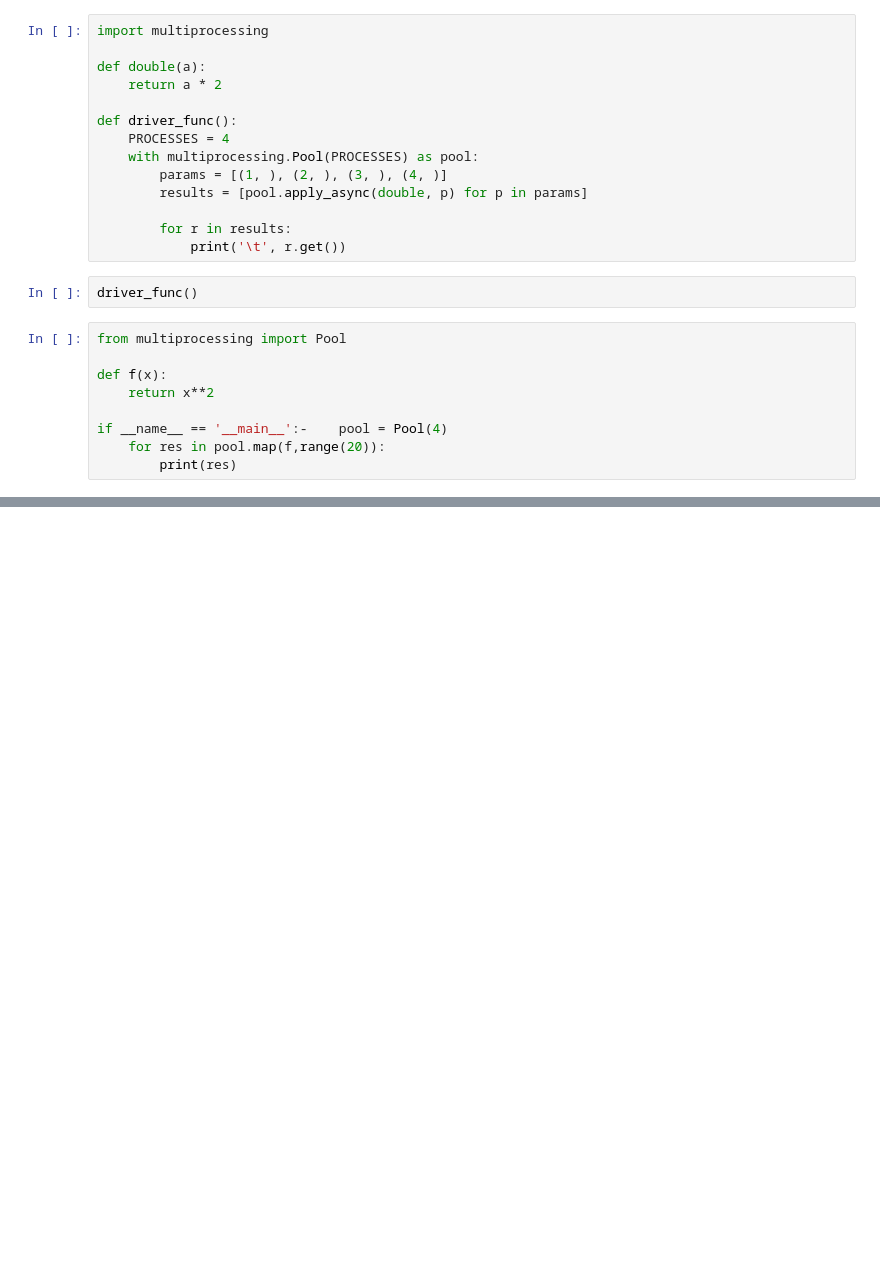
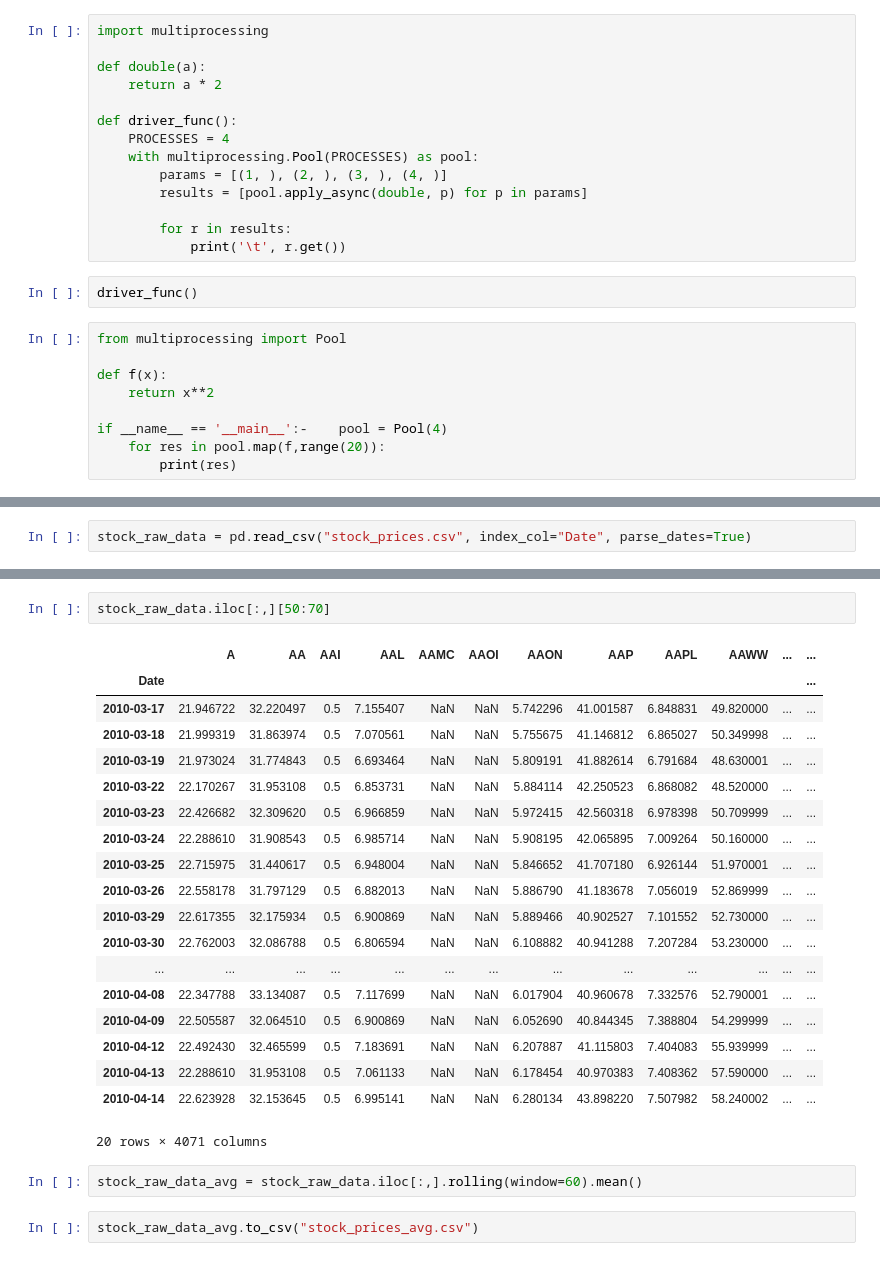
Before and after one commit to JonathanJing/Stock-Trading-Strategy, a Jupyter notebook: Untitled.ipynb, the cells around one changed output, grey strips where cells are left out. Saved outputs shown, nothing was run; the diff lists cells and outputs as text; blank space fills up the shorter version.

Commit message:
Using moving average price of 60 trade days

```diff
--- a/Untitled.ipynb
+++ b/Untitled.ipynb
@@ -75,0 +78,2 @@ if __name__ == '__main__':-    pool = Pool(4)
+# %%
+stock_raw_data = pd.read_csv("stock_prices.csv", index_col="Date", parse_dates=True)
@@ -75,0 +89,26 @@ if __name__ == '__main__':-    pool = Pool(4)
+# %%
+stock_raw_data.iloc[:,][50:70]
+# %% [output]
+|  | A | AA | AAI | AAL | AAMC | AAOI | AAON | AAP | AAPL | AAWW | ... | ... |
+| Date |  |  |  |  |  |  |  |  |  |  |  | ... |
+| 2010-03-17 | 21.946722 | 32.220497 | 0.5 | 7.155407 | NaN | NaN | 5.742296 | 41.001587 | 6.848831 | 49.820000 | ... | ... |
+| 2010-03-18 | 21.999319 | 31.863974 | 0.5 | 7.070561 | NaN | NaN | 5.755675 | 41.146812 | 6.865027 | 50.349998 | ... | ... |
+| 2010-03-19 | 21.973024 | 31.774843 | 0.5 | 6.693464 | NaN | NaN | 5.809191 | 41.882614 | 6.791684 | 48.630001 | ... | ... |
+| 2010-03-22 | 22.170267 | 31.953108 | 0.5 | 6.853731 | NaN | NaN | 5.884114 | 42.250523 | 6.868082 | 48.520000 | ... | ... |
+| 2010-03-23 | 22.426682 | 32.309620 | 0.5 | 6.966859 | NaN | NaN | 5.972415 | 42.560318 | 6.978398 | 50.709999 | ... | ... |
+| 2010-03-24 | 22.288610 | 31.908543 | 0.5 | 6.985714 | NaN | NaN | 5.908195 | 42.065895 | 7.009264 | 50.160000 | ... | ... |
+| 2010-03-25 | 22.715975 | 31.440617 | 0.5 | 6.948004 | NaN | NaN | 5.846652 | 41.707180 | 6.926144 | 51.970001 | ... | ... |
+| 2010-03-26 | 22.558178 | 31.797129 | 0.5 | 6.882013 | NaN | NaN | 5.886790 | 41.183678 | 7.056019 | 52.869999 | ... | ... |
+| 2010-03-29 | 22.617355 | 32.175934 | 0.5 | 6.900869 | NaN | NaN | 5.889466 | 40.902527 | 7.101552 | 52.730000 | ... | ... |
+| 2010-03-30 | 22.762003 | 32.086788 | 0.5 | 6.806594 | NaN | NaN | 6.108882 | 40.941288 | 7.207284 | 53.230000 | ... | ... |
+| ... | ... | ... | ... | ... | ... | ... | ... | ... | ... | ... | ... | ... |
+| 2010-04-08 | 22.347788 | 33.134087 | 0.5 | 7.117699 | NaN | NaN | 6.017904 | 40.960678 | 7.332576 | 52.790001 | ... | ... |
+| 2010-04-09 | 22.505587 | 32.064510 | 0.5 | 6.900869 | NaN | NaN | 6.052690 | 40.844345 | 7.388804 | 54.299999 | ... | ... |
+| 2010-04-12 | 22.492430 | 32.465599 | 0.5 | 7.183691 | NaN | NaN | 6.207887 | 41.115803 | 7.404083 | 55.939999 | ... | ... |
+| 2010-04-13 | 22.288610 | 31.953108 | 0.5 | 7.061133 | NaN | NaN | 6.178454 | 40.970383 | 7.408362 | 57.590000 | ... | ... |
+| 2010-04-14 | 22.623928 | 32.153645 | 0.5 | 6.995141 | NaN | NaN | 6.280134 | 43.898220 | 7.507982 | 58.240002 | ... | ... |
+20 rows × 4071 columns
+# %%
+stock_raw_data_avg = stock_raw_data.iloc[:,].rolling(window=60).mean()
+# %%
+stock_raw_data_avg.to_csv("stock_prices_avg.csv")
```
Also changed, not shown: parts of 2 cells of this notebook, 9 other files.
